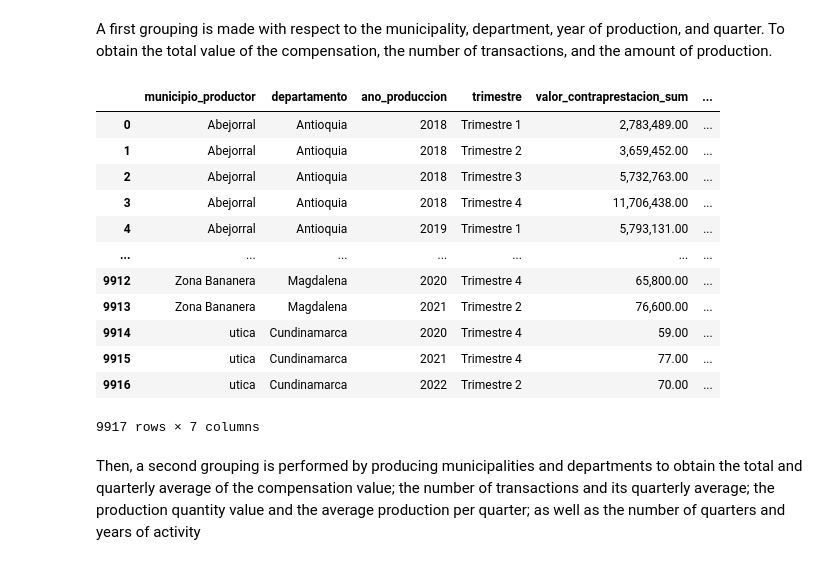
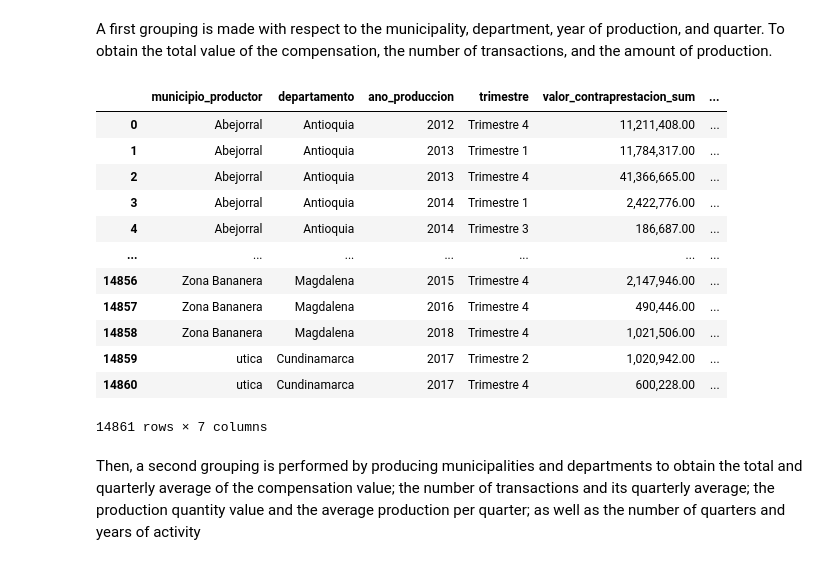
Before and after one commit to Kaiziferr/ensemble-and-multi-models, a Jupyter notebook: 1_ensemble/boosting/xgboosting/01_Learning_Curves_XGBRegressor.ipynb, the cells around one changed output. Saved outputs shown, nothing was run; the diff lists cells and outputs as text; code cells hidden in the pictures.

```diff
--- a/1_ensemble/boosting/xgboosting/01_Learning_Curves_XGBRegressor.ipynb
+++ b/1_ensemble/boosting/xgboosting/01_Learning_Curves_XGBRegressor.ipynb
@@ -114,14 +110,13 @@ Index(['municipio_productor', 'departamento', 'recurso_natural',
        'cantidad_produccion'],
       dtype='object')
 # %%
-data_miner[[
-    'valor_contraprestacion',
-    'cantidad_produccion']] = data_miner[[
-    'valor_contraprestacion',
-    'cantidad_produccion']].astype('float64')
-data_miner[
-    'ano_produccion'] = data_miner[
-    'ano_produccion'].astype('int64')
+data_miner = data_miner.astype({
+    'valor_contraprestacion': 'float64',
+    'cantidad_produccion': 'float64',
+    'valor_contraprestacion': 'float64',
+    'cantidad_produccion': 'float64',
+    'ano_produccion': 'int64',
+})
 # %%
 null_percentage_per_feature(
     data_miner,
@@ -137,8 +132,8 @@ There are no null values
 # %%
 data_miner = data_miner[
-    (data_miner['ano_produccion'] > 2017)
+    (data_miner['cantidad_produccion']>2017)
     &
-    (data_miner['ano_produccion'] < 2024)
+    (data_miner['ano_produccion']<2024)
 ]
 # %%
 data_miner['ano_produccion'].value_counts()
@@ -164,41 +165,42 @@ Index(['municipio_productor', 'departamento', 'recurso_natural',
 A first grouping is made with respect to the municipality, department, year of production, and quarter. To obtain the total value of the compensation, the number of transactions, and the amount of production.
 # %%
 function_dictionary = {
-    'valor_contraprestacion':['sum', 'count'],
-    'cantidad_produccion': ['sum'],
+    "valor_contraprestacion":["sum", "count"],
+    "cantidad_produccion": ["sum"]
 }
 
 data_transaction = data_miner.groupby([
     'municipio_productor',
     'departamento',
     'ano_produccion',
     'trimestre'
 ]).aggregate(
     function_dictionary
 )
 
+
 data_transaction.columns = [
     'valor_contraprestacion_sum',
     'n_transacciones_valor_contraprestacion',
     'valor_cantidad_produccion_sum',
 ]
 
 data_transaction.reset_index(inplace=True)
 data_transaction
 # %% [output]
 |  | municipio_productor | departamento | ano_produccion | trimestre | valor_contraprestacion_sum | ... |
-| 0 | Abejorral | Antioquia | 2018 | Trimestre 1 | 2,783,489.00 | ... |
-| 1 | Abejorral | Antioquia | 2018 | Trimestre 2 | 3,659,452.00 | ... |
-| 2 | Abejorral | Antioquia | 2018 | Trimestre 3 | 5,732,763.00 | ... |
-| 3 | Abejorral | Antioquia | 2018 | Trimestre 4 | 11,706,438.00 | ... |
-| 4 | Abejorral | Antioquia | 2019 | Trimestre 1 | 5,793,131.00 | ... |
+| 0 | Abejorral | Antioquia | 2012 | Trimestre 4 | 11,211,408.00 | ... |
+| 1 | Abejorral | Antioquia | 2013 | Trimestre 1 | 11,784,317.00 | ... |
+| 2 | Abejorral | Antioquia | 2013 | Trimestre 4 | 41,366,665.00 | ... |
+| 3 | Abejorral | Antioquia | 2014 | Trimestre 1 | 2,422,776.00 | ... |
+| 4 | Abejorral | Antioquia | 2014 | Trimestre 3 | 186,687.00 | ... |
 | ... | ... | ... | ... | ... | ... | ... |
-| 9912 | Zona Bananera | Magdalena | 2020 | Trimestre 4 | 65,800.00 | ... |
-| 9913 | Zona Bananera | Magdalena | 2021 | Trimestre 2 | 76,600.00 | ... |
-| 9914 | utica | Cundinamarca | 2020 | Trimestre 4 | 59.00 | ... |
-| 9915 | utica | Cundinamarca | 2021 | Trimestre 4 | 77.00 | ... |
-| 9916 | utica | Cundinamarca | 2022 | Trimestre 2 | 70.00 | ... |
+| 14856 | Zona Bananera | Magdalena | 2015 | Trimestre 4 | 2,147,946.00 | ... |
+| 14857 | Zona Bananera | Magdalena | 2016 | Trimestre 4 | 490,446.00 | ... |
+| 14858 | Zona Bananera | Magdalena | 2018 | Trimestre 4 | 1,021,506.00 | ... |
+| 14859 | utica | Cundinamarca | 2017 | Trimestre 2 | 1,020,942.00 | ... |
+| 14860 | utica | Cundinamarca | 2017 | Trimestre 4 | 600,228.00 | ... |
-9917 rows × 7 columns
+14861 rows × 7 columns
 # %% [markdown]
 Then, a second grouping is performed by producing municipalities and departments to obtain the total and quarterly average of the compensation value; the number of transactions and its quarterly average; the production quantity value and the average production per quarter; as well as the number of quarters and years of activity
 # %%
```
Also changed, not shown: parts of 31 cells of this notebook.
